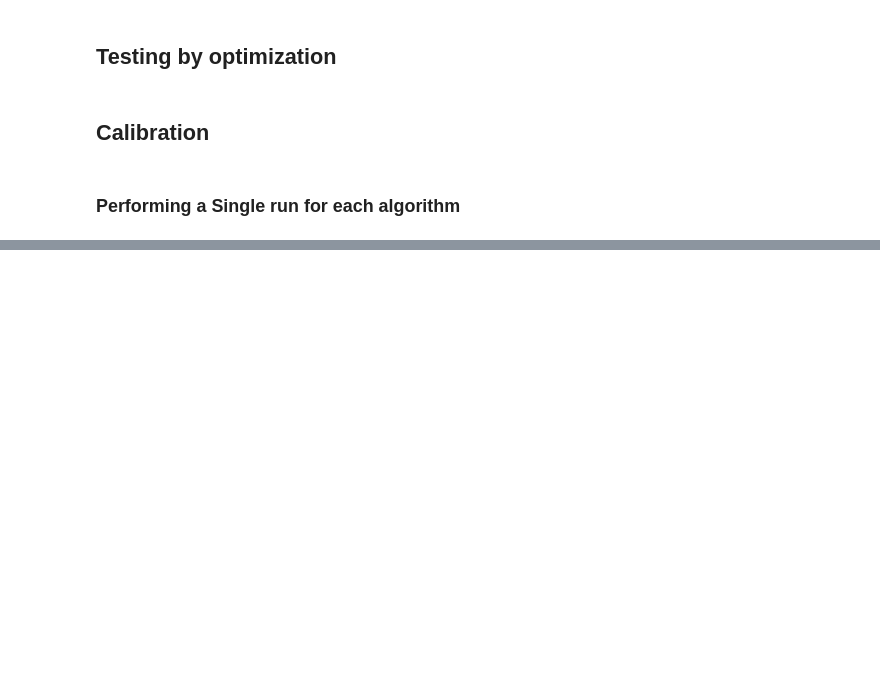
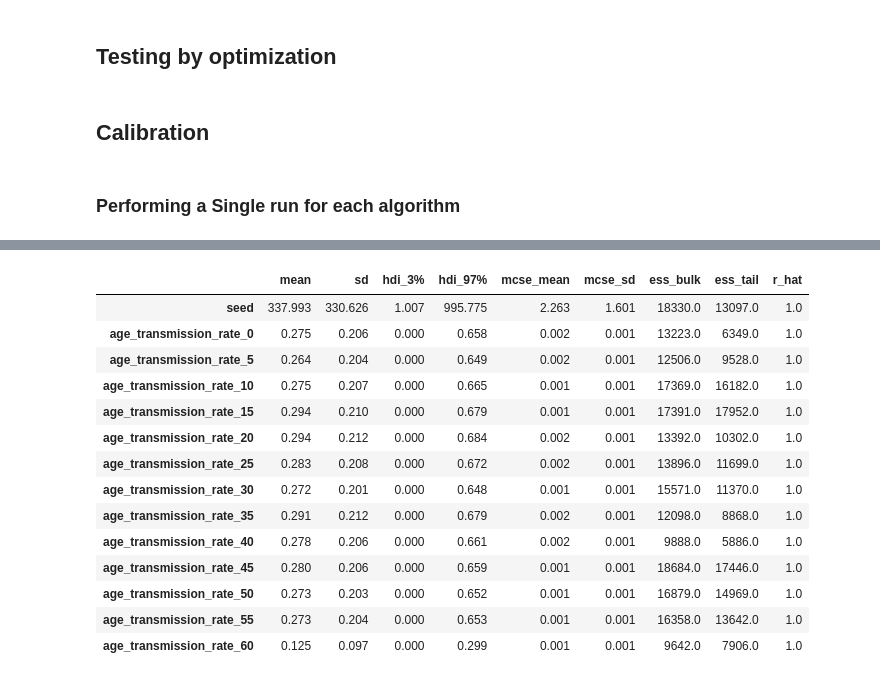
Before and after one commit to adialloaziz/mcmc-comparison, a Jupyter notebook: mcmc_Calibration.ipynb, the cells around one changed output, grey strips where cells are left out. Cells and saved outputs as stored; diff of their text form; code cells hidden in the pictures; blank space fills up the shorter version.

```diff
--- a/mcmc_Calibration.ipynb
+++ b/mcmc_Calibration.ipynb
@@ -452,6 +464,6 @@ init_vals_nuts["infectious_period"] = jnp.array(np.random.uniform(1.,15.0, 4))
 # %%
 def nmodel_2():
-    unif_priors = list(bcm_model_2.parameters)[:-2]
+    unif_priors = list(bcm_model_2.parameters)[:-3]
     sampled = {k:numpyro.sample(k, dist.Uniform(0.0,1.0)) for k in unif_priors}
     sampled["seed"] = numpyro.sample("seed", dist.Uniform(1.0,1000))
     #Adding the normal priors for the incubation and infectious periods
@@ -468,20 +480,22 @@ def nmodel_2():
 ### Performing a Single run for each algorithm
 # %%
 
-samplers =  [pm.sample_smc,pm.Metropolis,pm.DEMetropolisZ,pm.DEMetropolis]
-Draws = [5000]*4
+samplers = [pm.sample_smc,pm.Metropolis,pm.DEMetropolisZ,pm.DEMetropolis] #, infer.NUTS]
+Draws = [20000]*4
 # Init = [init_vals_4]*4
 results_df = pd.DataFrame()
 
 for sampler, draws in zip(samplers, Draws):#, Init):
-
     results = cal.Single_analysis(sampler = sampler,
             draws = draws,
-            chains=4,
+            chains= 4,
             cores = 4,
-            tune = 1000,
+            tune = 5000,
             bcm_model = bcm_model_2,
-            # initial_params = init
+            # initial_params = init_vals,
+            nmodel=nmodel_2,
+            # n_iterations=1,
+            # n_jobs=2,
             )
 
     results_df = pd.concat([results_df,results])
@@ -498,12 +537,13 @@ az.summary(idata)
 # %%
 #Probabily the nuts will take a while to finish--We need to reduce the number of iterations and or warmup
 res_nuts = cal.Single_analysis(sampler = infer.NUTS,
-            draws = 1000,
-            tune = 10,
+            draws = 10000,
+            tune = 1000,
             chains = 4,
             cores=4,
             bcm_model = bcm_model_2,
             nmodel=nmodel_2,
-            initial_params = init_vals_nuts)
+            # initial_params = init_vals_nuts)
+)
 
 results_df = pd.concat([results_df,res_nuts])
@@ -509,0 +559,2 @@ results_df = pd.concat([results_df,res_nuts])
+# %%
+results_df = results_df.reset_index(drop=True)
@@ -531,0 +585,19 @@ map_res_smc = fitting_test(pm.sample_smc,idata, bcm_model_2,model_2)
+# %%
+trace = results_df.Trace.loc[0]
+az.summary(trace)
+# %% [output]
+|  | mean | sd | hdi_3% | hdi_97% | mcse_mean | mcse_sd | ess_bulk | ess_tail | r_hat |
+| seed | 337.993 | 330.626 | 1.007 | 995.775 | 2.263 | 1.601 | 18330.0 | 13097.0 | 1.0 |
+| age_transmission_rate_0 | 0.275 | 0.206 | 0.000 | 0.658 | 0.002 | 0.001 | 13223.0 | 6349.0 | 1.0 |
+| age_transmission_rate_5 | 0.264 | 0.204 | 0.000 | 0.649 | 0.002 | 0.001 | 12506.0 | 9528.0 | 1.0 |
+| age_transmission_rate_10 | 0.275 | 0.207 | 0.000 | 0.665 | 0.001 | 0.001 | 17369.0 | 16182.0 | 1.0 |
+| age_transmission_rate_15 | 0.294 | 0.210 | 0.000 | 0.679 | 0.001 | 0.001 | 17391.0 | 17952.0 | 1.0 |
+| age_transmission_rate_20 | 0.294 | 0.212 | 0.000 | 0.684 | 0.002 | 0.001 | 13392.0 | 10302.0 | 1.0 |
+| age_transmission_rate_25 | 0.283 | 0.208 | 0.000 | 0.672 | 0.002 | 0.001 | 13896.0 | 11699.0 | 1.0 |
+| age_transmission_rate_30 | 0.272 | 0.201 | 0.000 | 0.648 | 0.001 | 0.001 | 15571.0 | 11370.0 | 1.0 |
+| age_transmission_rate_35 | 0.291 | 0.212 | 0.000 | 0.679 | 0.002 | 0.001 | 12098.0 | 8868.0 | 1.0 |
+| age_transmission_rate_40 | 0.278 | 0.206 | 0.000 | 0.661 | 0.002 | 0.001 | 9888.0 | 5886.0 | 1.0 |
+| age_transmission_rate_45 | 0.280 | 0.206 | 0.000 | 0.659 | 0.001 | 0.001 | 18684.0 | 17446.0 | 1.0 |
+| age_transmission_rate_50 | 0.273 | 0.203 | 0.000 | 0.652 | 0.001 | 0.001 | 16879.0 | 14969.0 | 1.0 |
+| age_transmission_rate_55 | 0.273 | 0.204 | 0.000 | 0.653 | 0.001 | 0.001 | 16358.0 | 13642.0 | 1.0 |
+| age_transmission_rate_60 | 0.125 | 0.097 | 0.000 | 0.299 | 0.001 | 0.001 | 9642.0 | 7906.0 | 1.0 |
```
Also changed, not shown: parts of 18 cells of this notebook, 5 other files.
